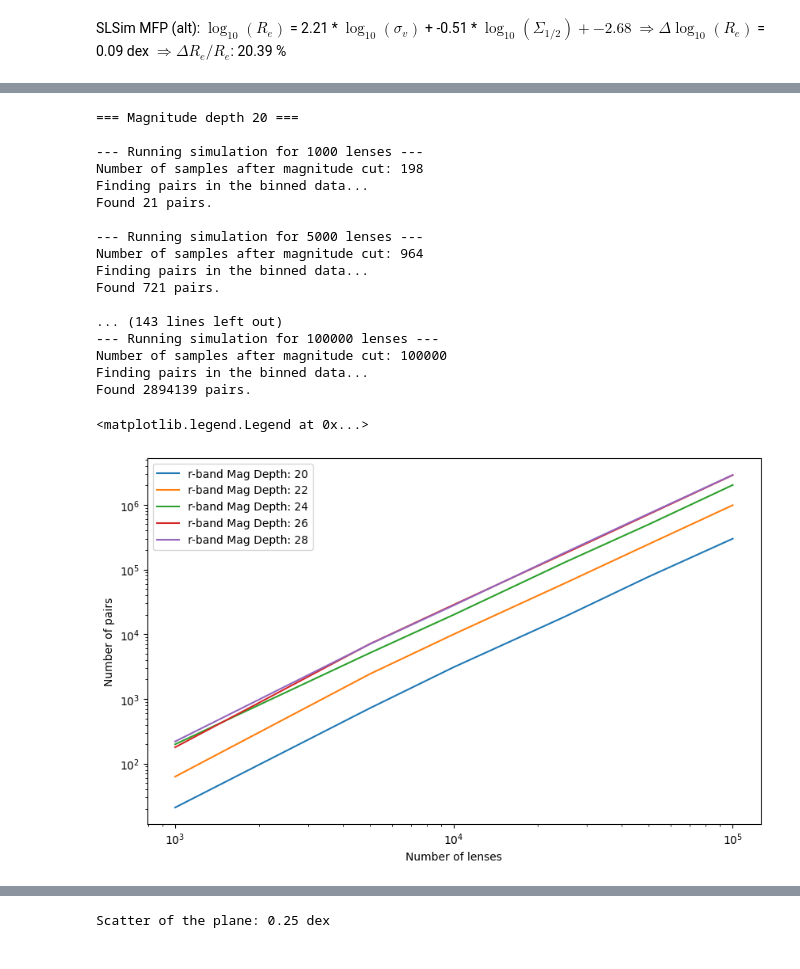
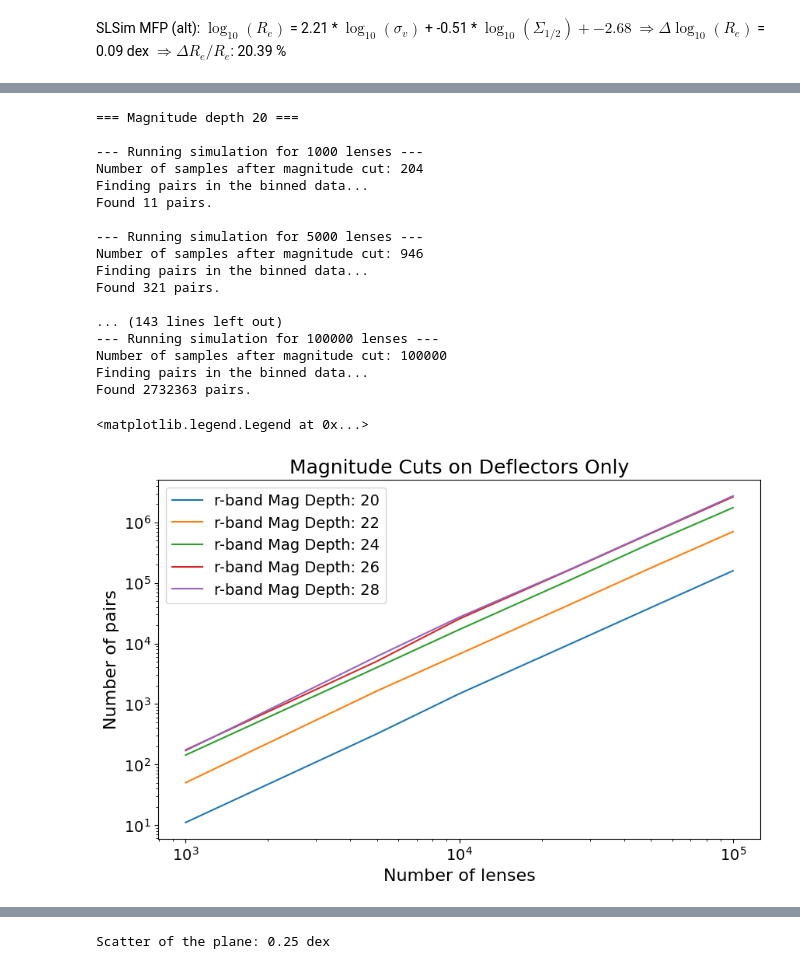
Before and after one commit to timedilatesme/pdspl-analysis, a Jupyter notebook: notebooks/num_pairs_scaling.ipynb, the cells around one changed output, grey strips where cells are left out. Cells and saved outputs as stored; diff of their text form; code cells hidden in the pictures.

```diff
--- a/notebooks/num_pairs_scaling.ipynb
+++ b/notebooks/num_pairs_scaling.ipynb
@@ -315,11 +445,11 @@ for mag_depth in mag_depths:
         run_pairing_simulation(
             num_samples=num_samples,
             source_table=GGL_data_table,
-            coeffs_MFP=coeffs_MFP,
-            scatter_MFP=np.std(scatter_MFP),  # Convert dex to relative scatter
             mag_limit=mag_depth,
             num_bins=20,
-            threshold_delta_z=0.01
+            threshold_delta_z=0.01,
+            verbose=True,
+            is_source_cut=False  # Apply magnitude limit for source as well
         )
         for num_samples in arr_num_samples
     ])
@@ -329,32 +459,34 @@ for mag_depth in mag_depths:
 === Magnitude depth 20 ===
 
 --- Running simulation for 1000 lenses ---
-Number of samples after magnitude cut: 198
+Number of samples after magnitude cut: 204
 Finding pairs in the binned data...
-Found 21 pairs.
+Found 11 pairs.
 
 --- Running simulation for 5000 lenses ---
-Number of samples after magnitude cut: 964
+Number of samples after magnitude cut: 946
 Finding pairs in the binned data...
-Found 721 pairs.
+Found 321 pairs.
 
 ... (143 lines left out)
 --- Running simulation for 100000 lenses ---
 Number of samples after magnitude cut: 100000
 Finding pairs in the binned data...
-Found 2894139 pairs.
+Found 2732363 pairs.
 # %%
 plt.figure(figsize=(10, 6))
 for mag_depth, arr_num_pairs in dict_arr_num_pairs.items():
     plt.plot(arr_num_samples, arr_num_pairs, label=f'r-band Mag Depth: {mag_depth}')
 
-plt.xlabel("Number of lenses")
-plt.ylabel("Number of pairs")
+plt.xlabel("Number of lenses", fontsize=16)
+plt.ylabel("Number of pairs", fontsize=16)
+plt.title("Magnitude Cuts on Deflectors Only", fontsize=18)
+plt.tick_params(axis='both', which='major', labelsize=14)
 plt.yscale('log')
 plt.xscale('log')
-plt.legend()
+plt.legend(fontsize=14)
 # plt.xlim(0, 10)
 # plt.ylim(0, 0.01)
 # %% [output]
 <matplotlib.legend.Legend at 0x...>
-[figure, old version]
+[figure, new version]
```
Also changed, not shown: parts of 6 cells of this notebook, 2 other files.
